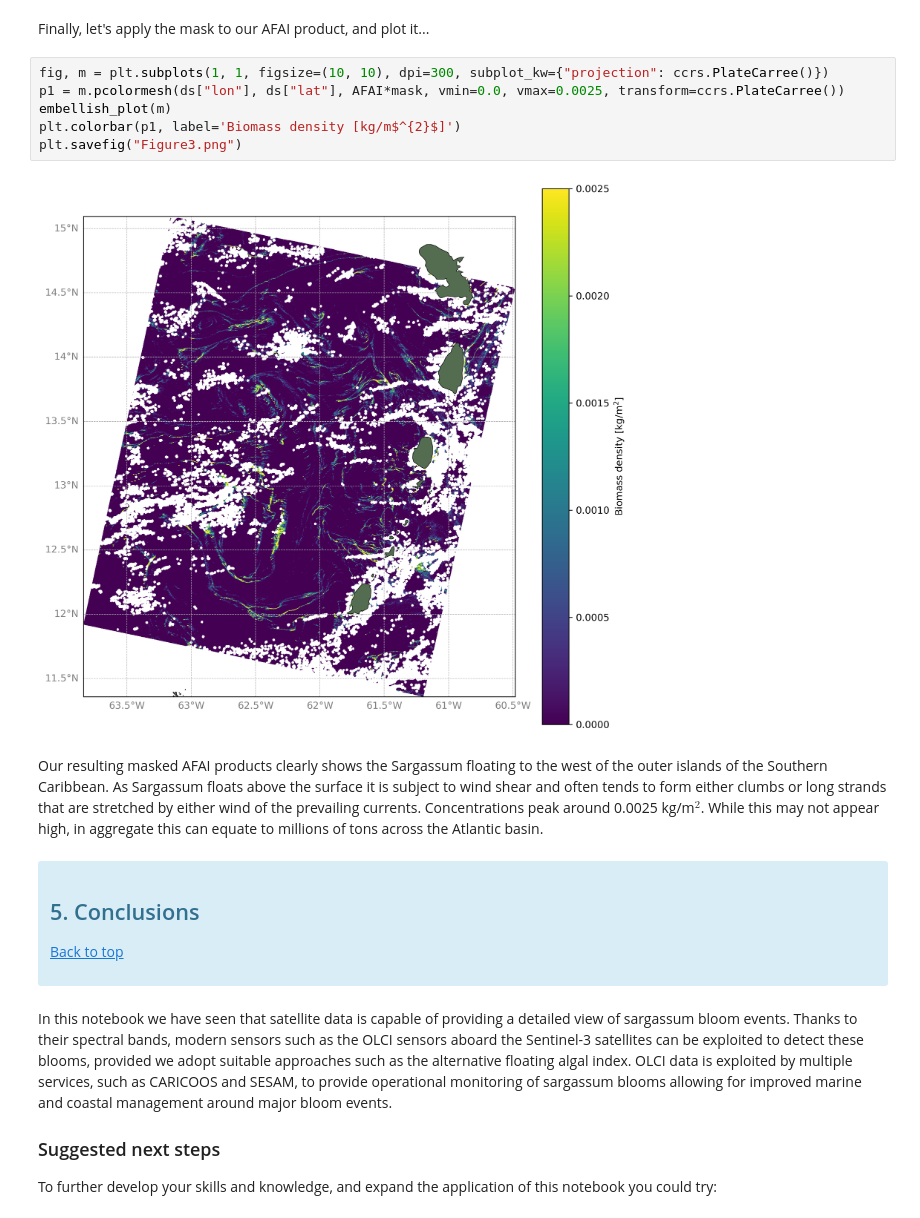
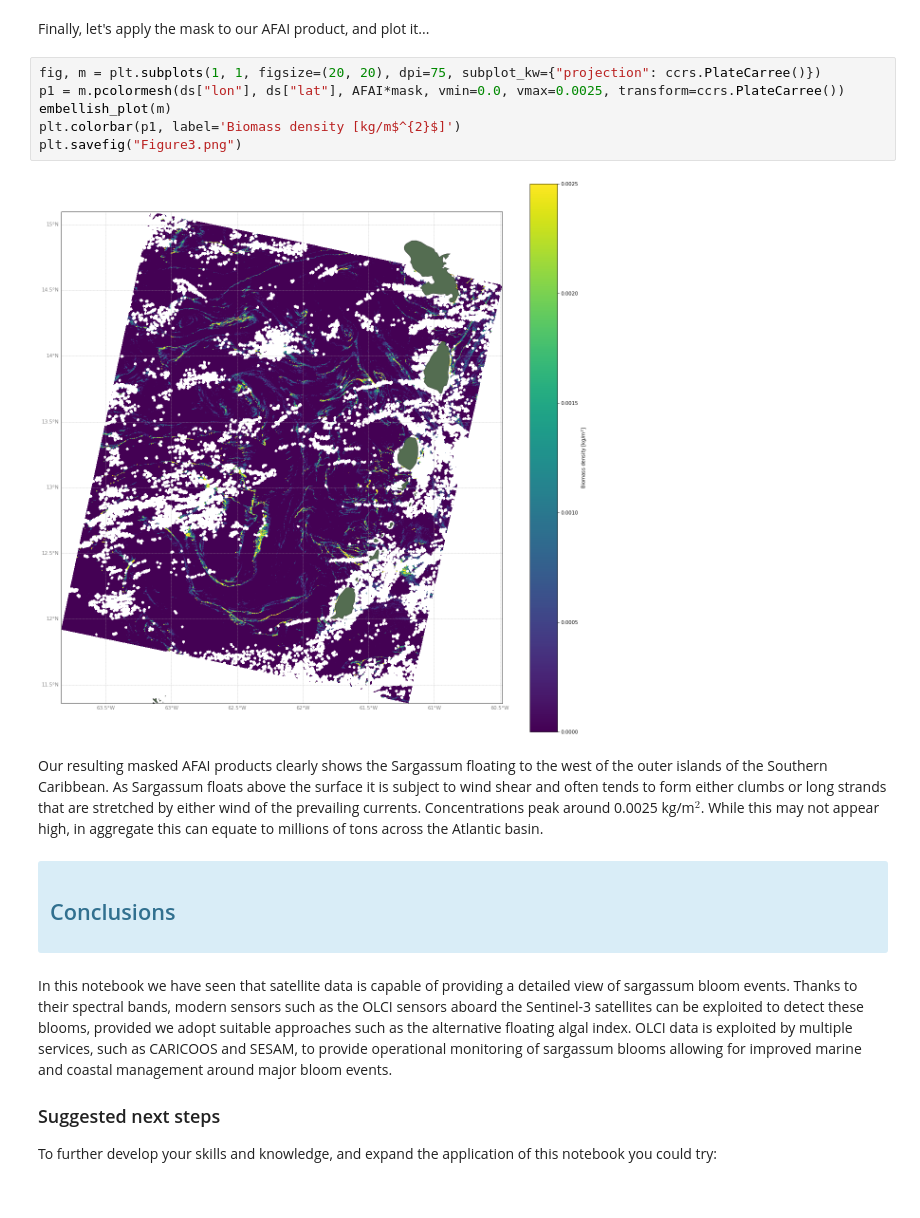
Before and after one commit to eumetsat/ocean-case-studies, a Jupyter notebook: Case_studies/UNOD/Ch01/Sargassum/Sargassum_AFAI.ipynb, the cells around one changed output. Saved outputs shown, nothing was run; the diff lists cells and outputs as text.

```diff
--- a/Case_studies/UNOD/Ch01/Sargassum/Sargassum_AFAI.ipynb
+++ b/Case_studies/UNOD/Ch01/Sargassum/Sargassum_AFAI.ipynb
@@ -397,20 +390,19 @@ mask[np.isfinite(mask)] = 1.0
 # %% [markdown]
 Finally, let's apply the mask to our AFAI product, and plot it...
 # %%
-fig, m = plt.subplots(1, 1, figsize=(10, 10), dpi=300, subplot_kw={"projection": ccrs.PlateCarree()})
+fig, m = plt.subplots(1, 1, figsize=(20, 20), dpi=75, subplot_kw={"projection": ccrs.PlateCarree()})
 p1 = m.pcolormesh(ds["lon"], ds["lat"], AFAI*mask, vmin=0.0, vmax=0.0025, transform=ccrs.PlateCarree())
 embellish_plot(m)
 plt.colorbar(p1, label='Biomass density [kg/m$^{2}$]')
 plt.savefig("Figure3.png")
 # %% [output]
-[figure, old version]
+[figure, new version]
 # %% [markdown]
 Our resulting masked AFAI products clearly shows the Sargassum floating to the west of the outer islands of the Southern Caribbean. As Sargassum floats above the surface it is subject to wind shear and often tends to form either clumbs or long strands that are stretched by either wind of the prevailing currents. Concentrations peak around 0.0025 kg/m$^{2}$. While this may not appear high, in aggregate this can equate to millions of tons across the Atlantic basin.
 # %% [markdown]
 <div class="alert alert-info" role="alert">
 
-## <a id='section5'></a>5. Conclusions
-[Back to top](#TOCTOP)
+## Conclusions
 
 </div>
 # %% [markdown]
```
Also changed, not shown: parts of 9 cells of this notebook, 1 other file.
